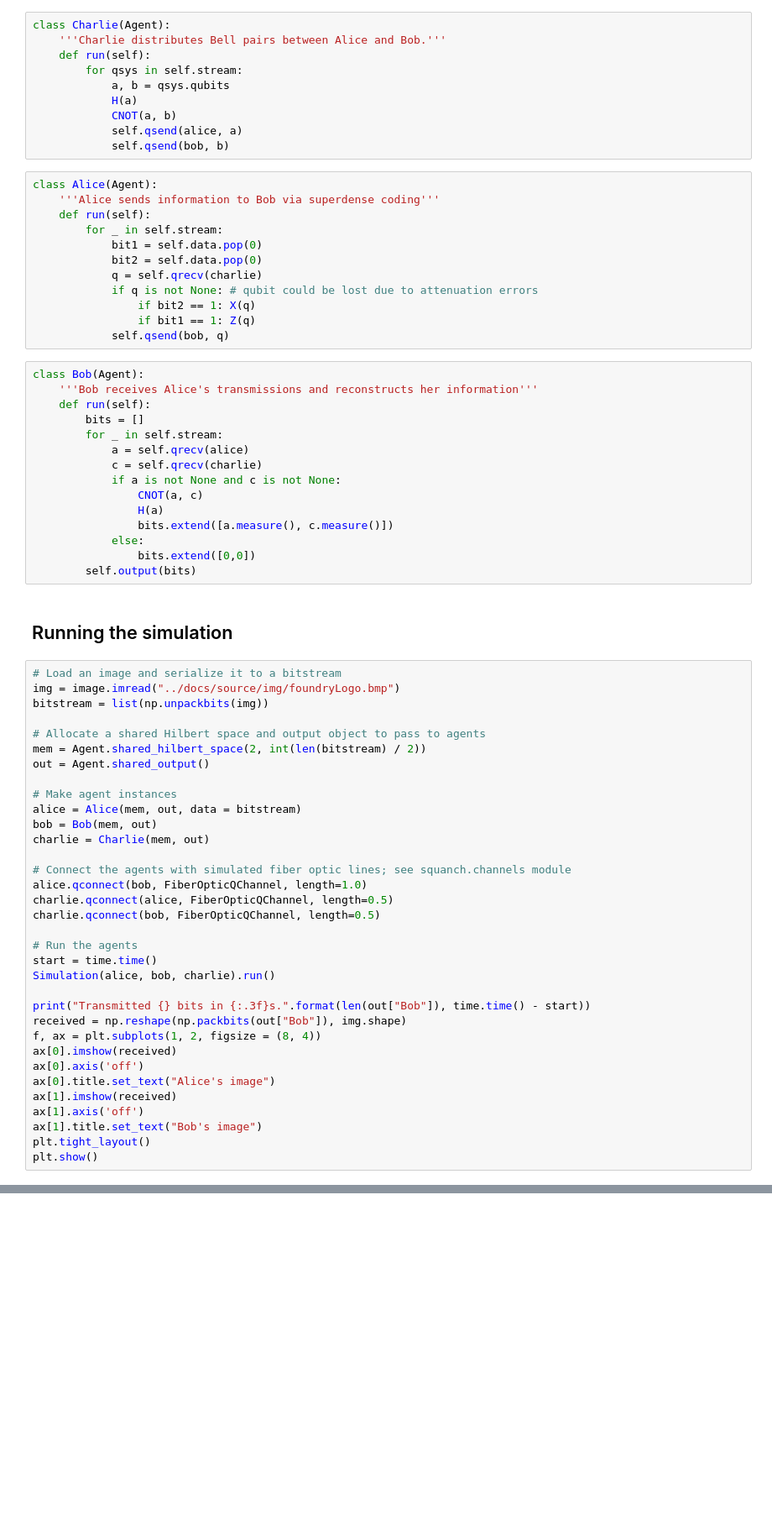
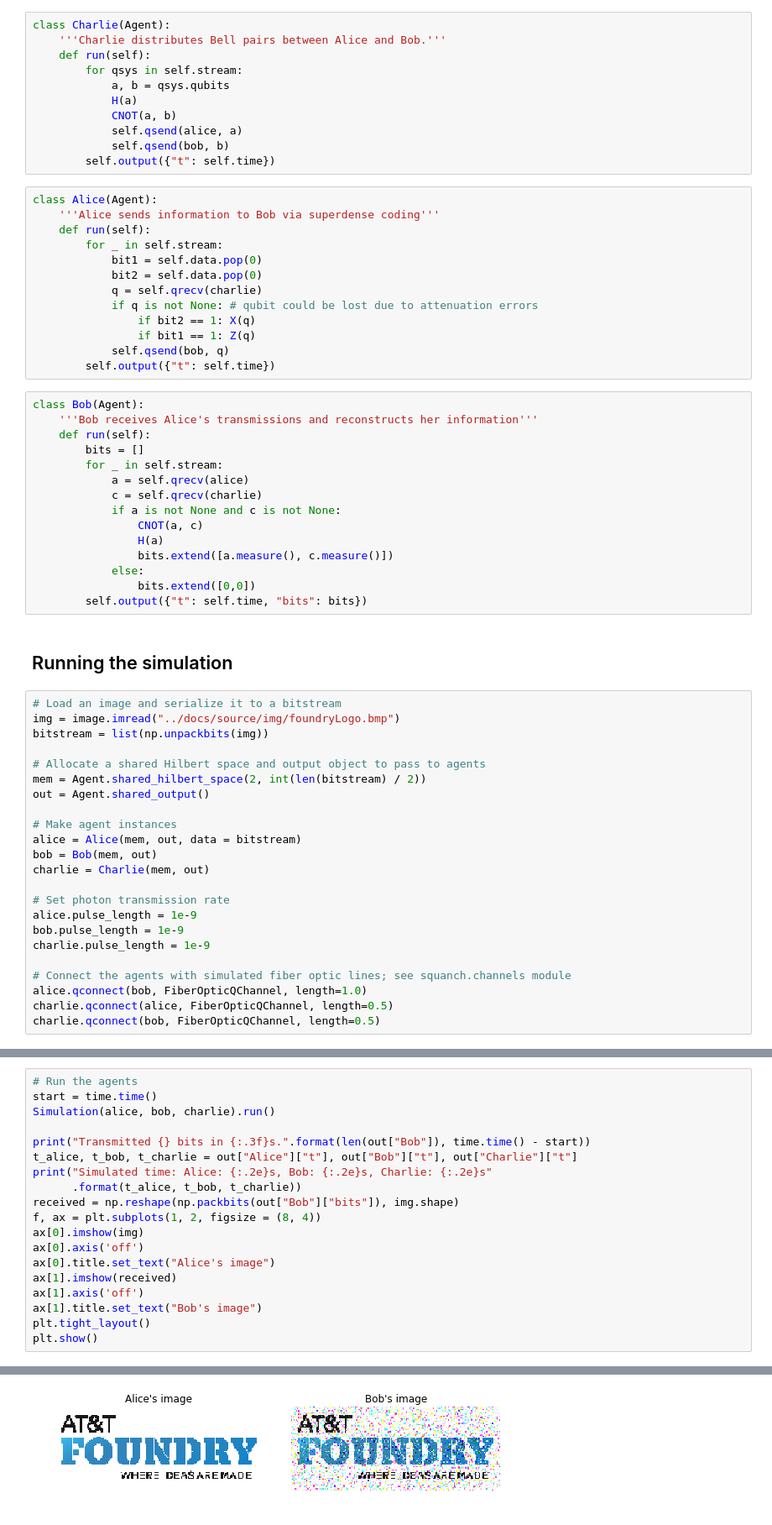
Before and after one commit to att-innovate/squanch, a Jupyter notebook: demos/superdense-coding.ipynb, the cells around one changed output, grey strips where cells are left out. Shown at 84% size. Cells and saved outputs as stored; diff of their text form; blank space fills up the shorter version.

```diff
--- a/demos/superdense-coding.ipynb
+++ b/demos/superdense-coding.ipynb
@@ -30,6 +32,7 @@ class Charlie(Agent):
             CNOT(a, b)
             self.qsend(alice, a)
             self.qsend(bob, b)
+        self.output({"t": self.time})
 # %%
 class Alice(Agent):
     '''Alice sends information to Bob via superdense coding'''
@@ -42,6 +45,7 @@ class Alice(Agent):
                 if bit2 == 1: X(q)
                 if bit1 == 1: Z(q)
             self.qsend(bob, q)
+        self.output({"t": self.time})
 # %%
 class Bob(Agent):
     '''Bob receives Alice's transmissions and reconstructs her information'''
@@ -56,7 +60,7 @@ class Bob(Agent):
                 bits.extend([a.measure(), c.measure()])
             else:
                 bits.extend([0,0])
-        self.output(bits)
+        self.output({"t": self.time, "bits": bits})
 # %% [markdown]
 ## Running the simulation
 # %%
@@ -73,23 +77,12 @@ alice = Alice(mem, out, data = bitstream)
 bob = Bob(mem, out)
 charlie = Charlie(mem, out)
 
+# Set photon transmission rate
+alice.pulse_length = 1e-9
+bob.pulse_length = 1e-9
+charlie.pulse_length = 1e-9
+
 # Connect the agents with simulated fiber optic lines; see squanch.channels module
 alice.qconnect(bob, FiberOpticQChannel, length=1.0)
 charlie.qconnect(alice, FiberOpticQChannel, length=0.5)
 charlie.qconnect(bob, FiberOpticQChannel, length=0.5)
-
-# Run the agents
-start = time.time()
-Simulation(alice, bob, charlie).run()
-
-print("Transmitted {} bits in {:.3f}s.".format(len(out["Bob"]), time.time() - start))
-received = np.reshape(np.packbits(out["Bob"]), img.shape)
-f, ax = plt.subplots(1, 2, figsize = (8, 4))
-ax[0].imshow(received)
-ax[0].axis('off')
-ax[0].title.set_text("Alice's image")
-ax[1].imshow(received)
-ax[1].axis('off')
-ax[1].title.set_text("Bob's image")
-plt.tight_layout()
-plt.show()
@@ -101,0 +89,20 @@ Transmitted 414720 bits in 79.558s.
+# %%
+# Run the agents
+start = time.time()
+Simulation(alice, bob, charlie).run()
+
+print("Transmitted {} bits in {:.3f}s.".format(len(out["Bob"]), time.time() - start))
+t_alice, t_bob, t_charlie = out["Alice"]["t"], out["Bob"]["t"], out["Charlie"]["t"]
+print("Simulated time: Alice: {:.2e}s, Bob: {:.2e}s, Charlie: {:.2e}s"
+      .format(t_alice, t_bob, t_charlie))
+received = np.reshape(np.packbits(out["Bob"]["bits"]), img.shape)
+f, ax = plt.subplots(1, 2, figsize = (8, 4))
+ax[0].imshow(img)
+ax[0].axis('off')
+ax[0].title.set_text("Alice's image")
+ax[1].imshow(received)
+ax[1].axis('off')
+ax[1].title.set_text("Bob's image")
+plt.tight_layout()
+plt.show()
+# %% [output]
@@ -101,0 +114 @@ Transmitted 414720 bits in 79.558s.
+[figure, added]
```
Also changed, not shown: parts of 3 cells of this notebook, 7 other files.
